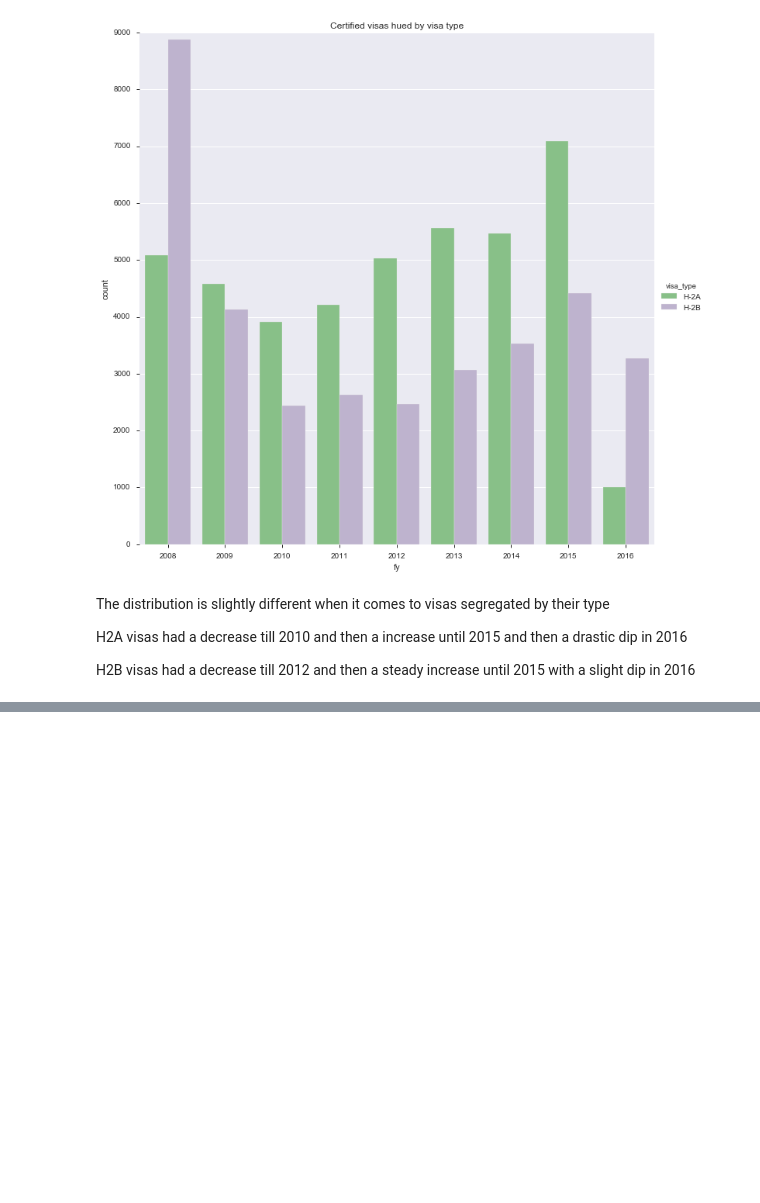
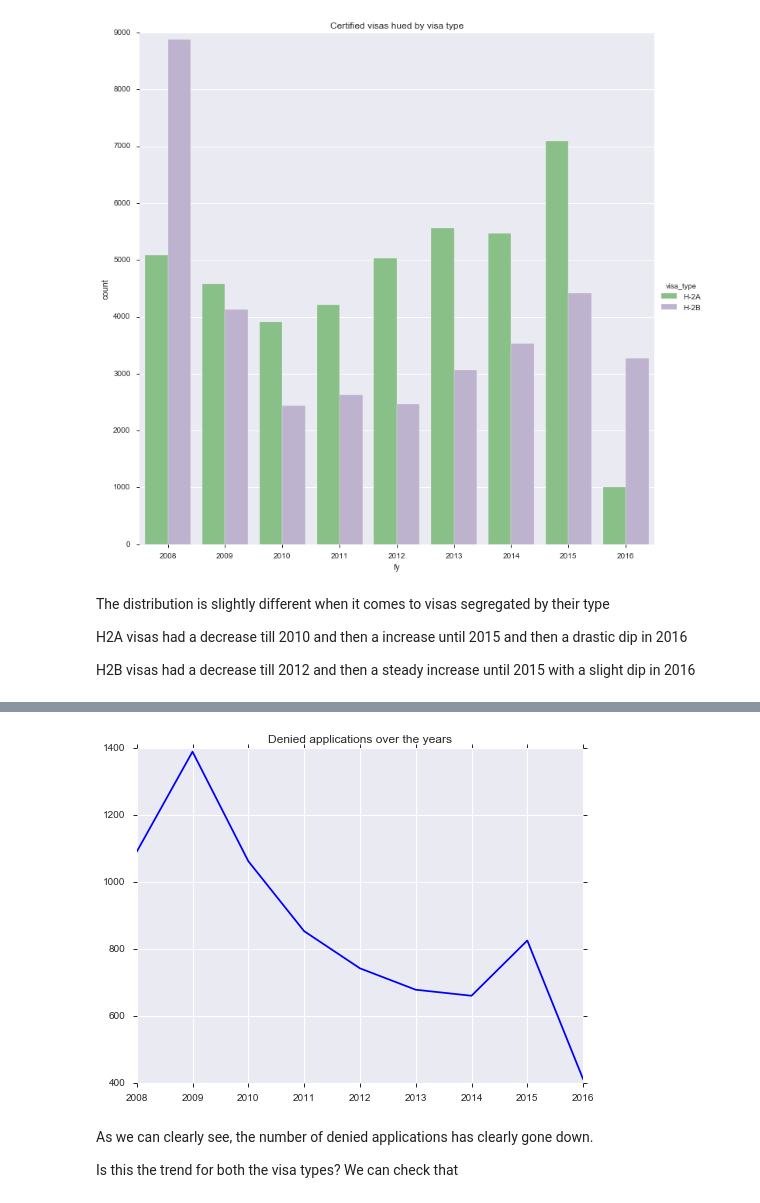
Before and after one commit to chrke/H2VisaAnalysis, a Jupyter notebook: H2 Analysis.ipynb, the cells around one changed output, grey strips where cells are left out. Cells and saved outputs as stored; diff of their text form; code cells hidden in the pictures; blank space fills up the shorter version.

```diff
--- a/H2 Analysis.ipynb
+++ b/H2 Analysis.ipynb
@@ -508,0 +536,16 @@ visa_2008_on
+# %%
+denied_total = visa_2008_on[visa_2008_on["status"] == "DENIED"]["fy"].value_counts()
+denied_total = denied_total.sort_index()
+# %%
+fig = plt.figure(figsize=(8,6))
+ax = fig.add_subplot(1,1,1)
+ax.plot(denied_total)
+ax.set(xticklabels = denied_total.index)
+plt.title("Denied applications over the years")
+plt.show()
+# %% [output]
+[figure, added]
+# %% [markdown]
+As we can clearly see, the number of denied applications has clearly gone down.
+
+Is this the trend for both the visa types? We can check that
```
Also changed, not shown: parts of 16 cells of this notebook.
